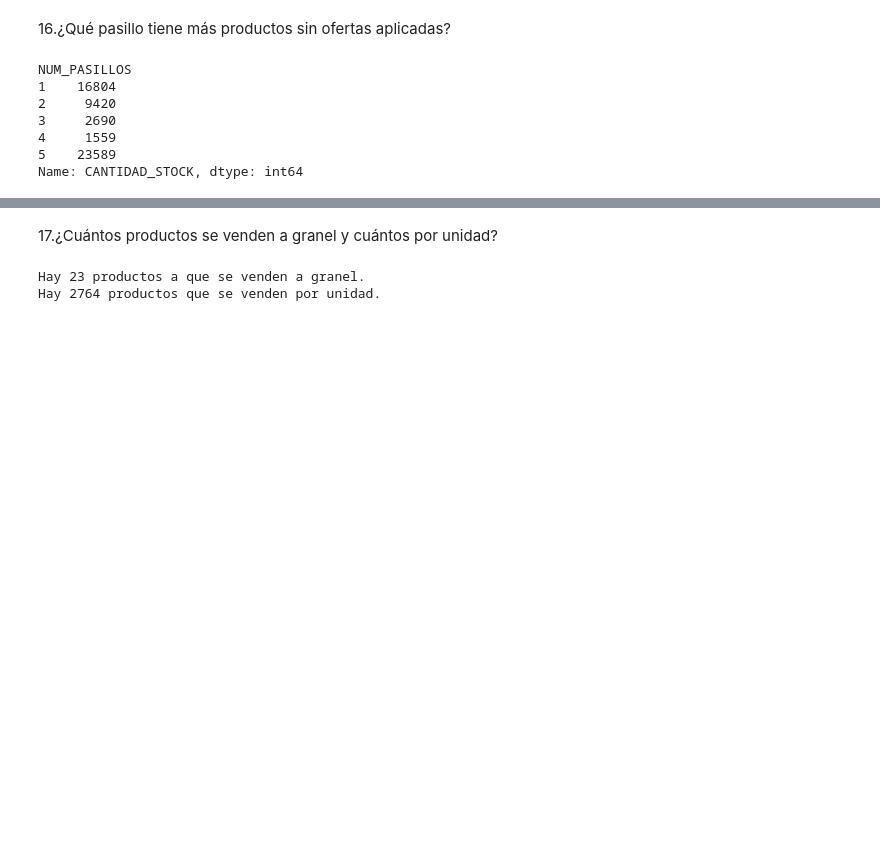
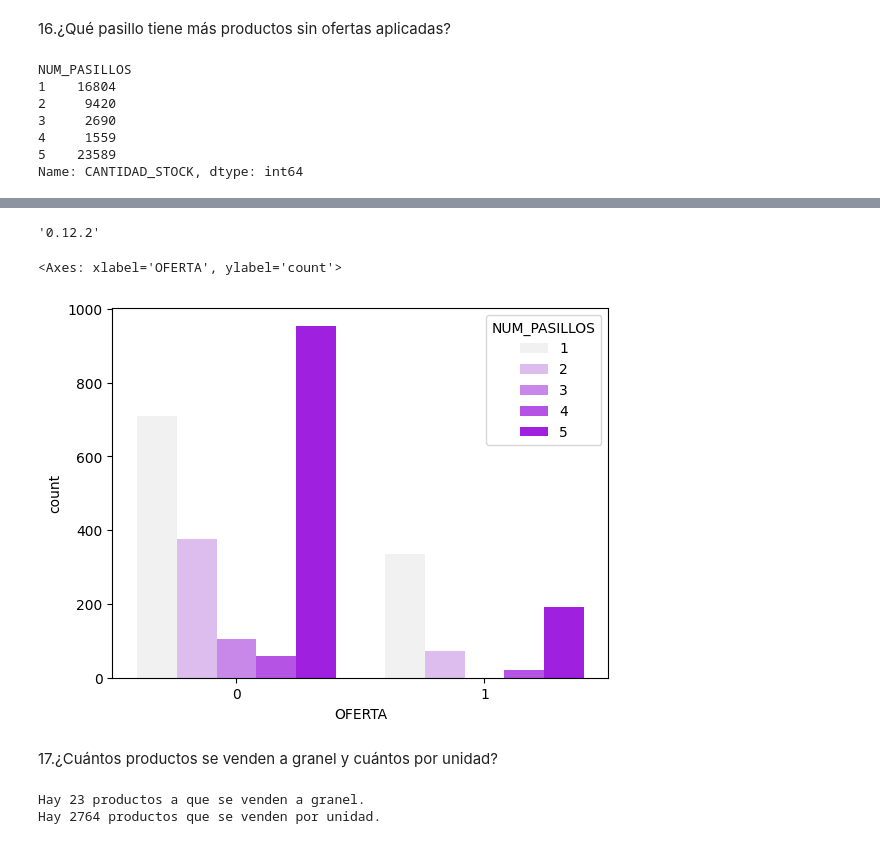
Before and after one commit to Bubu52/AMACOR_SUPERMARKET, a Jupyter notebook: Pry_AMACOR v.1.1.ipynb, the cells around one changed output, grey strips where cells are left out. Cells and saved outputs as stored; diff of their text form; code cells hidden in the pictures; blank space fills up the shorter version.

```diff
--- a/Pry_AMACOR v.1.1.ipynb
+++ b/Pry_AMACOR v.1.1.ipynb
@@ -355,3 +403,12 @@ Name: CANTIDAD_STOCK, dtype: int64
+# %%
+sns.__version__
+# %% [output]
+'0.12.2'
+# %%
+sns.countplot(x ="OFERTA",hue = "NUM_PASILLOS", data = df,color = "#aa00ff")
+# %% [output]
+<Axes: xlabel='OFERTA', ylabel='count'>
+[figure, added]
 # %% [markdown]
 17.¿Cuántos productos se venden a granel y cuántos por unidad?
 # %%
```
Also changed, not shown: parts of 7 cells of this notebook.
